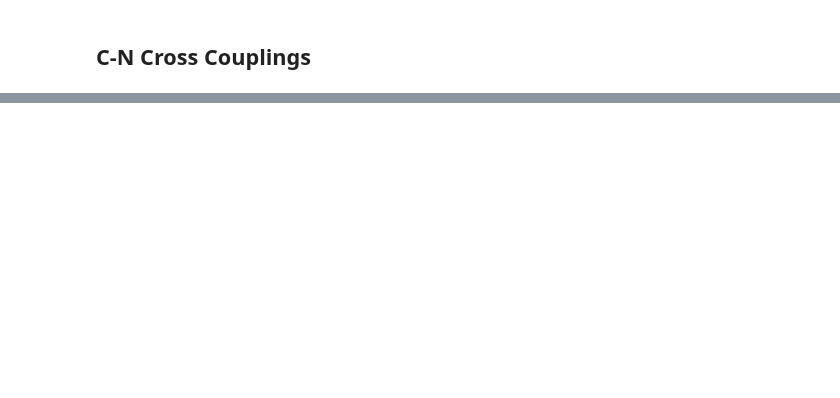
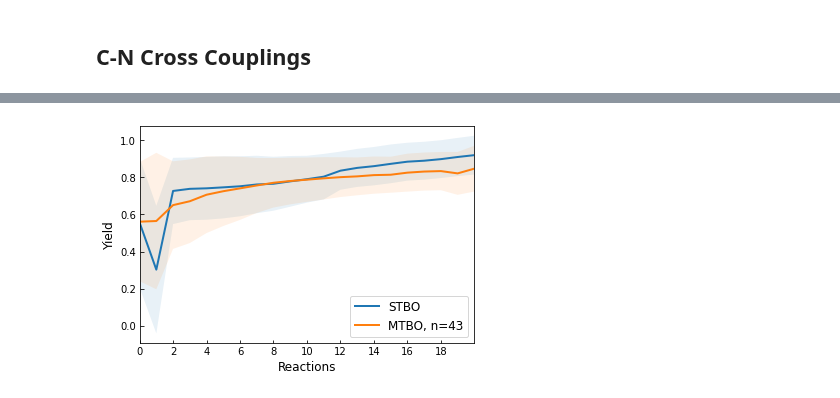
Before and after one commit to sustainable-processes/summit, a Jupyter notebook: experiments/multitask/multitask_paper_results.ipynb, the cells around one changed output, grey strips where cells are left out. Cells and saved outputs as stored; diff of their text form; code cells hidden in the pictures; blank space fills up the shorter version.

```diff
--- a/experiments/multitask/multitask_paper_results.ipynb
+++ b/experiments/multitask/multitask_paper_results.ipynb
@@ -183,0 +229,8 @@ fig.savefig("figures/stbo_mtbo_kinetics_case1-3_noise_comparison.png", bbox_inch
+# %%
+#Single-Task Bayesian Optimization
+for i in range(N_REPEATS):
+    print(f"Repeat {i}")
+    exp = BaumgartnerCrossCouplingEmulator()
+    result = run_stbo(exp, max_iterations=MAX_ITERATIONS)
+    result.save(f"data/cross_coupling/stbo_cn_noise_repeat_{i}.json")
+    clear_output(wait=True)
@@ -183,0 +240,14 @@ fig.savefig("figures/stbo_mtbo_kinetics_case1-3_noise_comparison.png", bbox_inch
+# %%
+#Multi-Task Bayesian Optimization
+pt_data = datasets["Benzamide"]
+pt_data["task", "METADATA"] = 0
+# Drop base=MTBD because not in other dataset
+pt_data = pt_data[pt_data["base"] != "MTBD"]
+# Clean data
+pt_data = pt_data.replace("≥90%", 0.9)
+for i in range(N_REPEATS):
+    print(f"Repeat {i}")
+    exp = BaumgartnerCrossCouplingEmulator()
+    result = run_mtbo(exp, pt_data, max_iterations=MAX_ITERATIONS)
+    result.save(f"data/cross_coupling/mtbo_cn_repeat_{i}.json")
+    clear_output(wait=True)
@@ -183,0 +257,12 @@ fig.savefig("figures/stbo_mtbo_kinetics_case1-3_noise_comparison.png", bbox_inch
+# %%
+stbo_results = [summit.Runner.load(f"data/cross_coupling_different/stbo_cn_noise_repeat_{i}.json")
+                for i in range(10)]
+mtbo_results = [summit.Runner.load(f"data/cross_coupling_different/mtbo_cn_repeat_{i}.json")
+                for i in range(10)]
+fig, ax = make_comparison_plot(
+    dict(results=stbo_results, label="STBO"),
+    dict(results=mtbo_results,label="MTBO, n=43"),
+)
+fig.savefig("figures/stbo_mtbo_cn_different.png", bbox_inches='tight', dpi=300)
+# %% [output]
+[figure, added]
```
Also changed, not shown: parts of 25 cells of this notebook, 40 other files.
